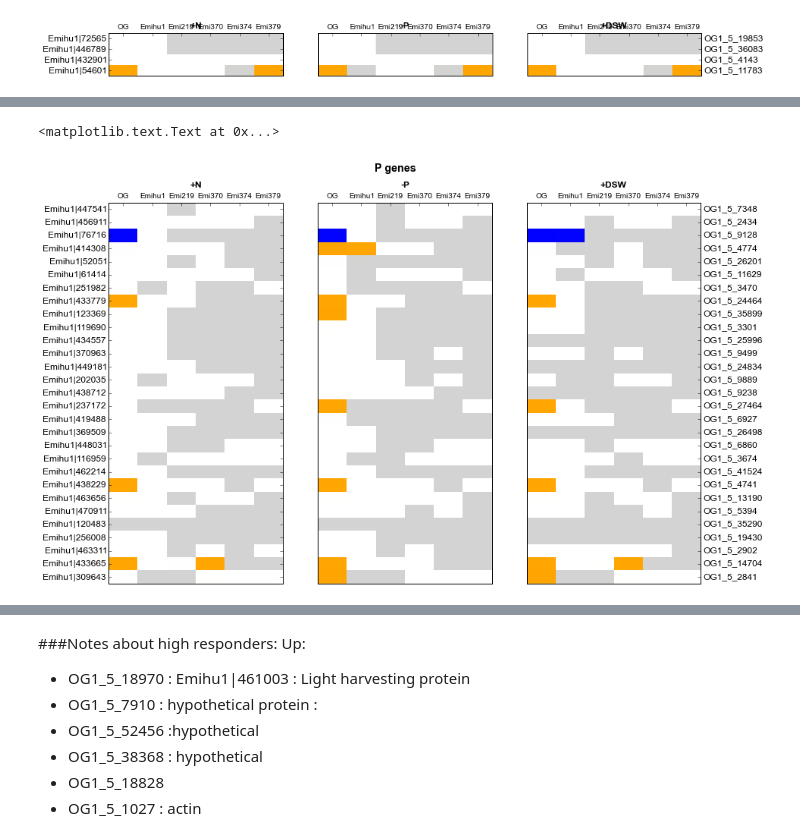
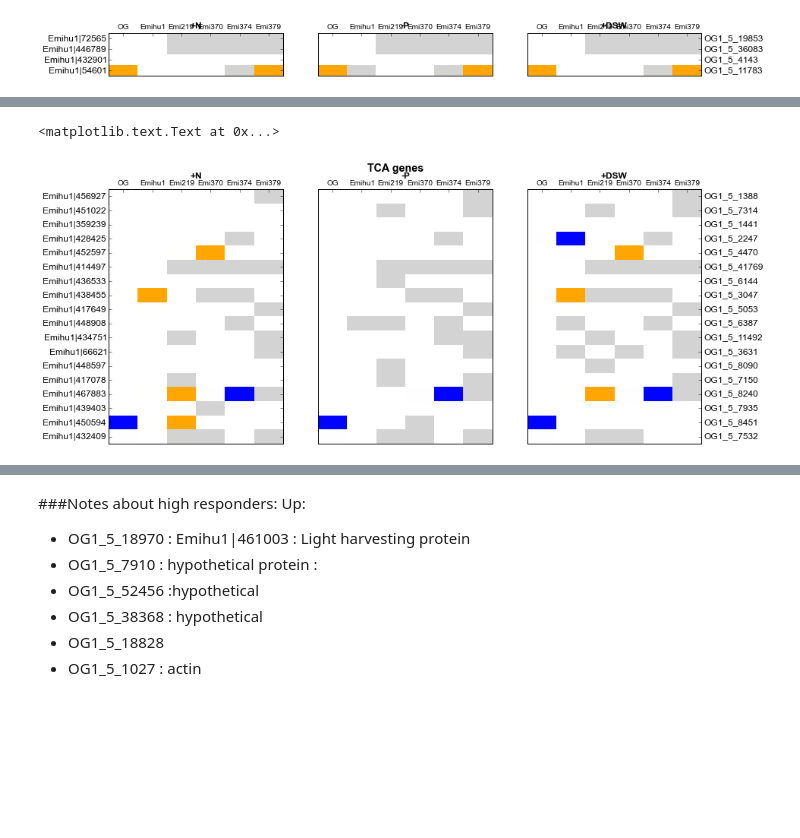
Before and after one commit to halexand/Ehux_HD, a Jupyter notebook: output_RSEM_Bowtie2/Ehux_SigGenes-isoformOrhtologusGroupComparison.ipynb, the cells around one changed output, grey strips where cells are left out. Saved outputs shown, nothing was run; the diff lists cells and outputs as text; code cells hidden in the pictures; blank space fills up the shorter version.

```diff
--- a/output_RSEM_Bowtie2/Ehux_SigGenes-isoformOrhtologusGroupComparison.ipynb
+++ b/output_RSEM_Bowtie2/Ehux_SigGenes-isoformOrhtologusGroupComparison.ipynb
@@ -426,7 +454,10 @@ QR_Sig_Set=set(QR[QR.FDR<0.05].index)
 QV_Sig_Set=set(QV[QV.FDR<0.05].index)
 QX_Sig_Set=set(QX[QX.FDR<0.05].index)
 
-fig,ax=plt.subplots(1)
+fig,axs=plt.subplots(3)
+fig.set_size_inches(3,9)
+
+ax=axs[0]
 venn3([QR_Sig_Set, QV_Sig_Set, QX_Sig_Set], set_labels=['+N','-P', '+DSW'],ax=ax)
 ax.set_title('All DE Genes FDR < 0.05')
 
@@ -434,16 +465,16 @@ Up_R_Q=set(QR[(QR.FDR<0.05)&(QR.logFC<0)].index)
 Up_V_Q=set(QV[(QV.FDR<0.05)&(QV.logFC<0)].index)
 Up_X_Q=set(QX[(QX.FDR<0.05)&(QX.logFC<0)].index)
 
-fig,ax=plt.subplots(1)
-venn3([Up_R_Q, Up_V_Q, Up_X_Q], set_labels=['+N','-P', '+DSW'])
+ax=axs[1]
+venn3([Up_R_Q, Up_V_Q, Up_X_Q], set_labels=['+N','-P', '+DSW'], ax=ax)
 ax.set_title('All Up Genes FDR < 0.05')
 
 Dn_R_Q=set(QR[(QR.FDR<0.05)&(QR.logFC>0)].index)
 Dn_V_Q=set(QV[(QV.FDR<0.05)&(QV.logFC>0)].index)
 Dn_X_Q=set(QX[(QX.FDR<0.05)&(QX.logFC>0)].index)
 
-fig,ax=plt.subplots(1)
-venn3([Dn_R_Q, Dn_V_Q, Dn_X_Q], set_labels=['+N','-P', '+DSW'])
+ax=axs[2]
+venn3([Dn_R_Q, Dn_V_Q, Dn_X_Q], set_labels=['+N','-P', '+DSW'],ax=ax)
 ax.set_title('All Dn Genes FDR < 0.05')
 # %% [output]
 <matplotlib.text.Text at 0x...>
@@ -483,6 +512,13 @@ VitaminGenes=importGeneList("McKewGenesTargets/Vitamin.tab")
 Sgenes=importGeneList("McKewGenesTargets/Suphur.tab")
 Calgenes=importGeneList("McKewGenesTargets/Calcification.tab")
 AminoAcid=importGeneList("McKewGenesTargets/AminoAcid.tab")
+Nucleotide=importGeneList("McKewGenesTargets/Nucleotide.tab")
+ATPGenes=importGeneList("McKewGenesTargets/ATP_synth.tab")
+LHCGenes=importGeneList("McKewGenesTargets/LightHarvesting.tab")
+CalvinGenes=importGeneList("McKewGenesTargets/Calvin.tab")
+GlycGenes=importGeneList("McKewGenesTargets/Glycolysis.tab")
+TCAGenes=importGeneList("McKewGenesTargets/TCA.tab")
+LipidGenes=importGeneList('McKewGenesTargets/Lipids.tab')
 # %%
 def geneSetToOGDict(GeneList):
     #Get the OG associated with each of the EmiHu1 genes listed
@@ -788,7 +787,7 @@ lcl|CAMNT_0027961343 1107
 # %%
 figP,ax=plt.subplots(1,3)
-QvAll_P=PlotTriptic(Pgenes, figP, ax)
-figP.suptitle('P genes', weight='bold', fontsize='x-large')
+QvAll_P=PlotTriptic(TCAGenes, figP, ax)
+figP.suptitle('TCA genes', weight='bold', fontsize='x-large')
 # %% [output]
 <matplotlib.text.Text at 0x...>
-[figure, old version]
+[figure, new version]
```
Also changed, not shown: parts of 74 cells of this notebook, 58 other files.
